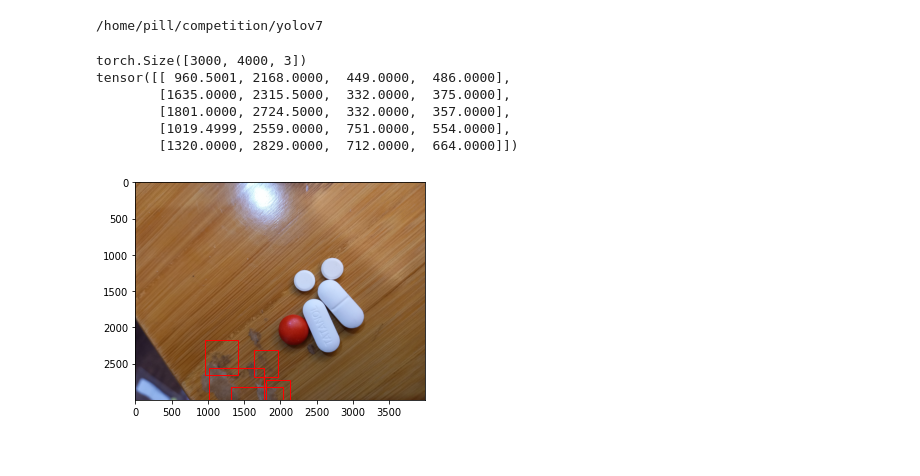
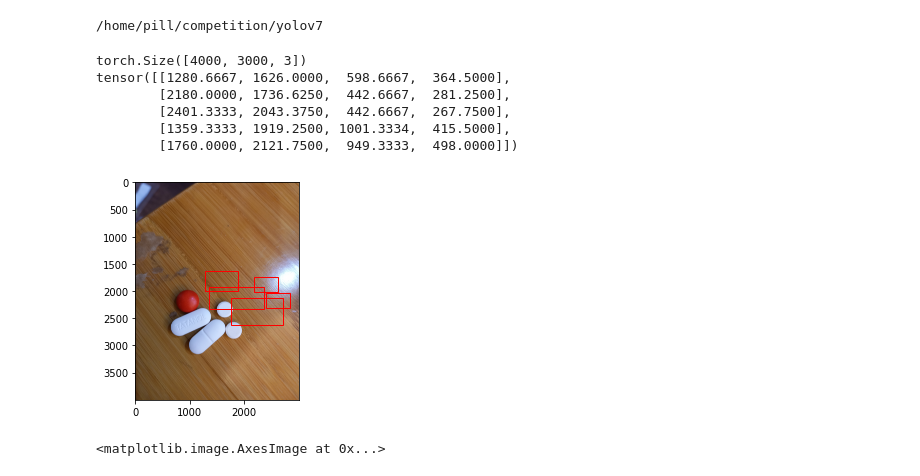
Before and after one commit to phamgialinhlx/pill-yolov7, a Jupyter notebook: tools/_visualize.ipynb, the cells around one changed output. Drawn from its saved outputs; the diff is of its cells as text; code cells hidden in the pictures.

```diff
--- a/tools/_visualize.ipynb
+++ b/tools/_visualize.ipynb
@@ -16,39 +64,39 @@ import numpy as np
 # %%
 def visual2(img, boxes=None, isTrain=True):
   fig = plt.figure()
   ax = fig.add_subplot(111)
   if boxes is not None:
     if len(boxes.shape) == 1:
       boxes = boxes[None, :]
     for box in boxes:
       x_min, y_min, w, h = box[0], box[1], box[2], box[3]
       rect = matplotlib.patches.Rectangle((x_min, y_min), w, h, color='r', fc='none')
       ax.add_patch(rect)
   plt.imshow(img)
 
 file = 'VAIPE_P_45_17'
 
-img = torch.tensor(mpimg.imread('./vaipe/images/' + file + '.jpg'))
+img = torch.tensor(mpimg.imread('./vaipe_exif/train/images/' + file + '.jpg'))
 print(img.size())
 width, height = img.size()[0], img.size()[1]
 boxes = []
-with open('./vaipe/labels/' + file + '.txt') as file_in:
+with open('./vaipe_exif/train/labels/' + file + '.txt') as file_in:
   for line in file_in:
     label, x_min, y_min, w, h = line.split(' ')
     x_min, y_min, w, h = float(x_min), float(y_min), float(w), float(h)
     boxes.append([x_min, y_min, w, h])
 
 boxes = torch.tensor(boxes)
 
 #get bbox
 boxes = boxes * torch.tensor([width, height, width, height])
 print(boxes)
 visual2(img, boxes)
 # %% [output]
-torch.Size([3000, 4000, 3])
-tensor([[ 960.5001, 2168.0000,  449.0000,  486.0000],
-        [1635.0000, 2315.5000,  332.0000,  375.0000],
-        [1801.0000, 2724.5000,  332.0000,  357.0000],
-        [1019.4999, 2559.0000,  751.0000,  554.0000],
-        [1320.0000, 2829.0000,  712.0000,  664.0000]])
+torch.Size([4000, 3000, 3])
+tensor([[1280.6667, 1626.0000,  598.6667,  364.5000],
+        [2180.0000, 1736.6250,  442.6667,  281.2500],
+        [2401.3333, 2043.3750,  442.6667,  267.7500],
+        [1359.3333, 1919.2500, 1001.3334,  415.5000],
+        [1760.0000, 2121.7500,  949.3333,  498.0000]])
-[figure, old version]
+[figure, new version]
@@ -54,0 +111,13 @@ tensor([[ 960.5001, 2168.0000,  449.0000,  486.0000],
+# %%
+
+with open(img_file, "rb") as f:
+    f.seek(-2, 2)
+    if f.read() != b"\xff\xd9":  # corrupt JPEG
+        ImageOps.exif_transpose(Image.open(img_file)).save(
+            img_file, "JPEG", subsampling=0, quality=100
+        )
+
+img = Image.open(img_file)
+plt.imshow(img)
+# %% [output]
+<matplotlib.image.AxesImage at 0x...>
```
Also changed, not shown: parts of 3 cells of this notebook, 6 other files.
